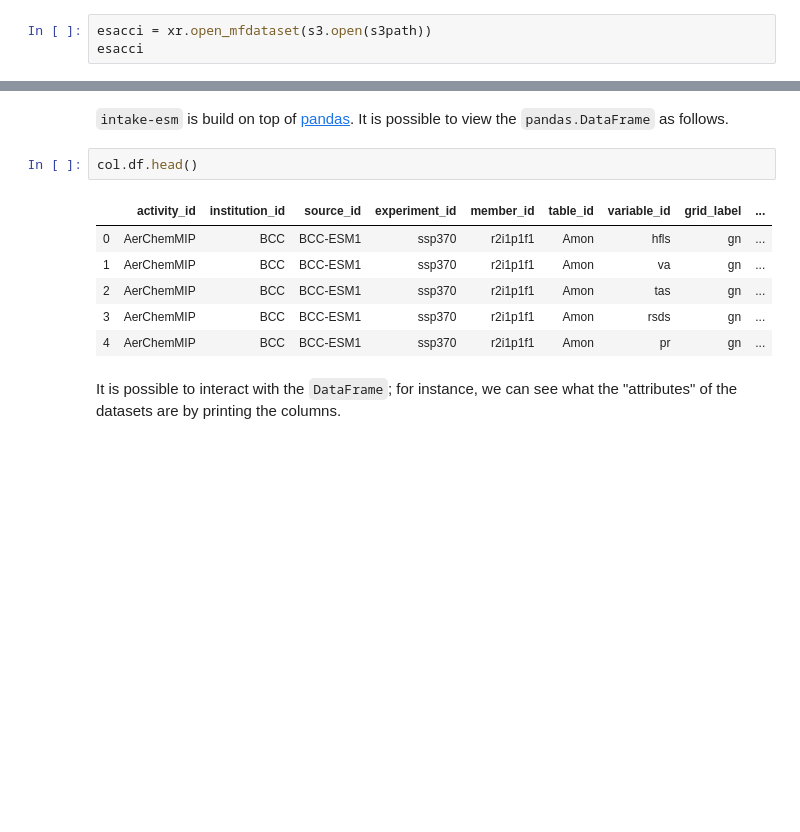
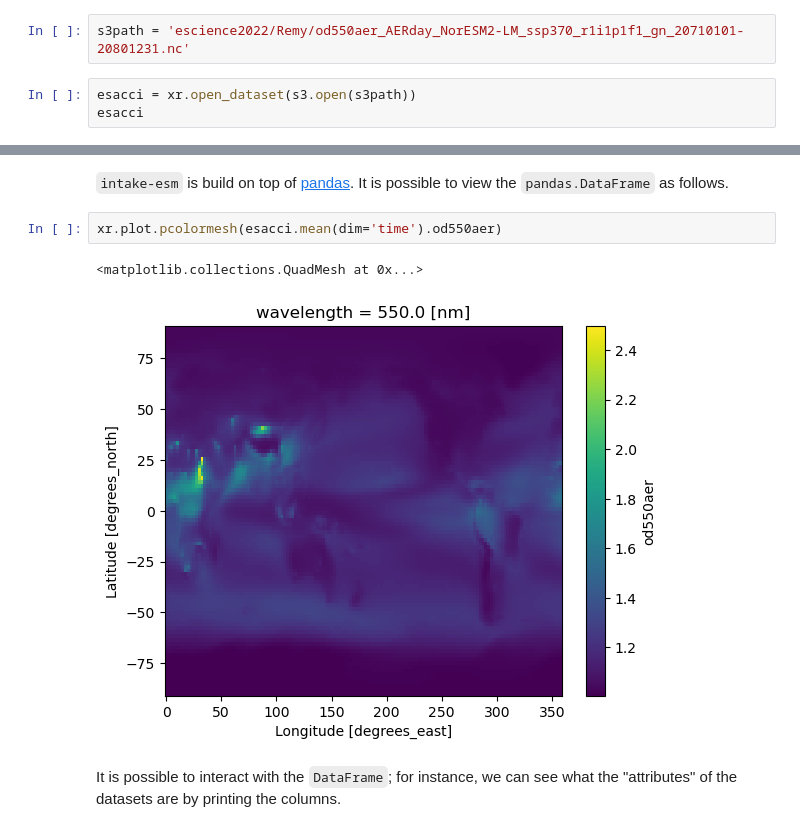
Before and after one commit to eScience-course/Tjaernoe2022-group5, a Jupyter notebook: notebooks/Remy/test_scripts/test_s3metno.ipynb, the cells around one changed output, grey strips where cells are left out. Drawn from its saved outputs; the diff is of its cells as text; blank space fills up the shorter version.

```diff
--- a/notebooks/Remy/test_scripts/test_s3metno.ipynb
+++ b/notebooks/Remy/test_scripts/test_s3metno.ipynb
@@ -28,7 +28,9 @@ s3.ls('escience2022/Remy/')
  'escience2022/Remy/wget-20221102193735.sh',
  'escience2022/Remy/wget-20221102193742.sh',
  'escience2022/Remy/wind_ERA5_2020_3hourlyN.nc']
+# %%
+s3path = 'escience2022/Remy/od550aer_AERday_NorESM2-LM_ssp370_r1i1p1f1_gn_20710101-20801231.nc'
 # %%
-esacci = xr.open_mfdataset(s3.open(s3path))
+esacci = xr.open_dataset(s3.open(s3path))
 esacci
 # %% [output]
@@ -36,14 +54,10 @@ FileNotFoundError: escience2022/Remy/od550aer_AERday_NorESM2-LM_historical_r1i1p
 # %% [markdown]
 `intake-esm` is build on top of [pandas](https://pandas.pydata.org/pandas-docs/stable). It is possible to view the `pandas.DataFrame` as follows.
-# %%
-col.df.head()
-# %% [output]
-|  | activity_id | institution_id | source_id | experiment_id | member_id | table_id | variable_id | grid_label | ... |
-| 0 | AerChemMIP | BCC | BCC-ESM1 | ssp370 | r2i1p1f1 | Amon | hfls | gn | ... |
-| 1 | AerChemMIP | BCC | BCC-ESM1 | ssp370 | r2i1p1f1 | Amon | va | gn | ... |
-| 2 | AerChemMIP | BCC | BCC-ESM1 | ssp370 | r2i1p1f1 | Amon | tas | gn | ... |
-| 3 | AerChemMIP | BCC | BCC-ESM1 | ssp370 | r2i1p1f1 | Amon | rsds | gn | ... |
-| 4 | AerChemMIP | BCC | BCC-ESM1 | ssp370 | r2i1p1f1 | Amon | pr | gn | ... |
+# %%
+xr.plot.pcolormesh(esacci.mean(dim='time').od550aer)
+# %% [output]
+<matplotlib.collections.QuadMesh at 0x...>
+[figure, added]
 # %% [markdown]
 It is possible to interact with the `DataFrame`; for instance, we can see what the "attributes" of the datasets are by printing the columns.
 # %%
```
Also changed, not shown: parts of 16 cells of this notebook, 1 other file.
